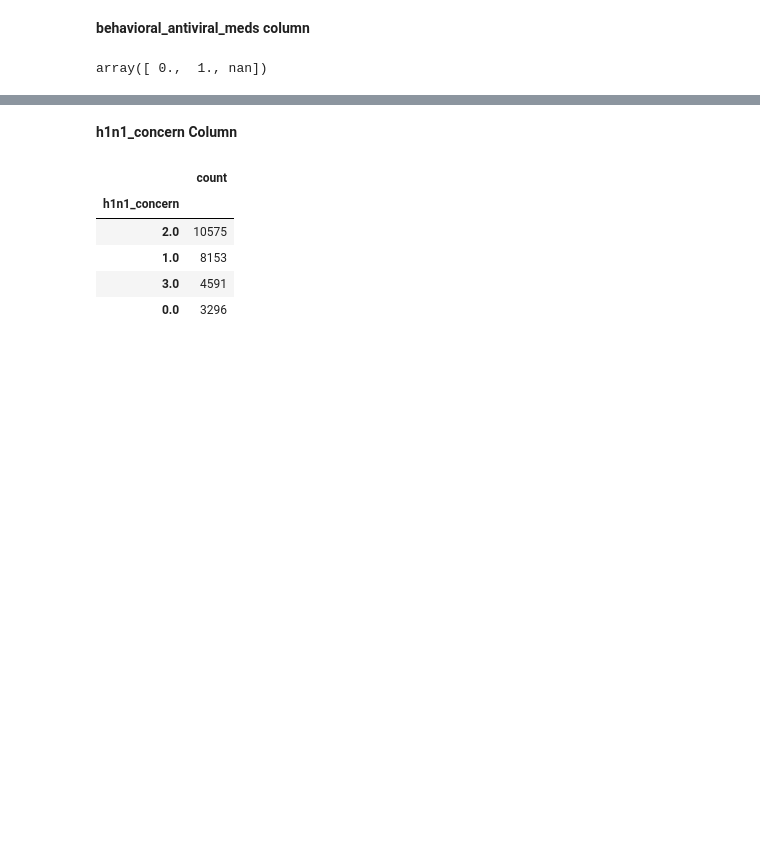
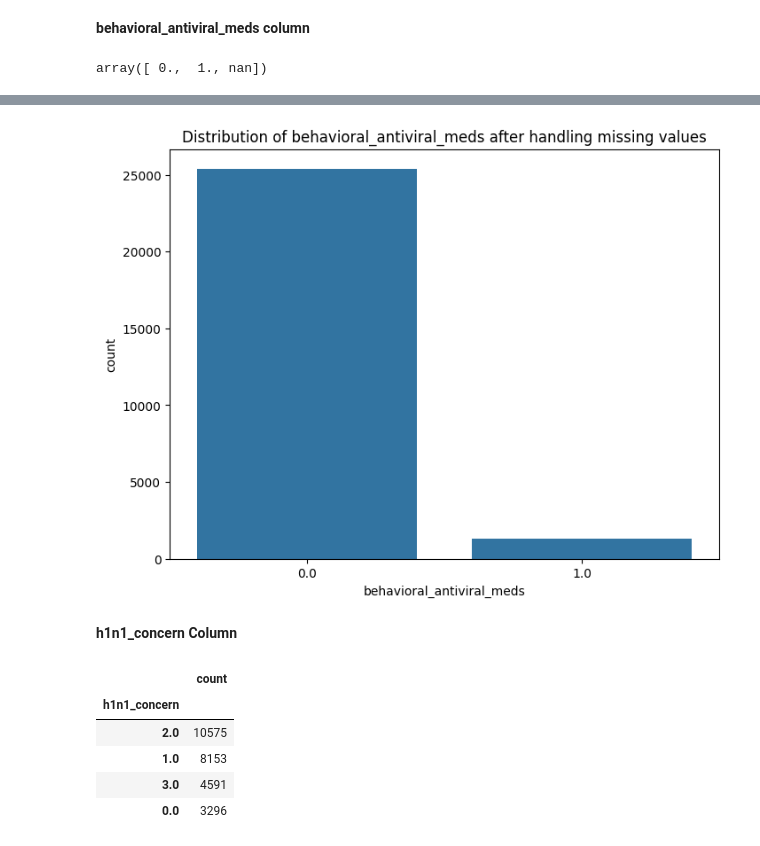
Before and after one commit to KeyMoney22/Flu-Shot-Learning, a Jupyter notebook: Flu_Shot_Learning_Predict_H1N1_and_Seasonal_Flu_Vaccines.ipynb, the cells around one changed output, grey strips where cells are left out. Cells and saved outputs as stored; diff of their text form; code cells hidden in the pictures; blank space fills up the shorter version.

```diff
--- a/Flu_Shot_Learning_Predict_H1N1_and_Seasonal_Flu_Vaccines.ipynb
+++ b/Flu_Shot_Learning_Predict_H1N1_and_Seasonal_Flu_Vaccines.ipynb
@@ -330 +329,16 @@ dtype: int64
+# %%
+# we can replace missing values with the most frequent value (mode).
+# This preserves the distribution of the data while handling missing entries.
+# We are assuming that the majority of individuals either took antiviral meds or did not.
+
+# Replacing missing values with the mode
+df_train_copy['behavioral_antiviral_meds'].fillna(df_train_copy['behavioral_antiviral_meds'].mode()[0], inplace=True)
+
+# Checking the distribution of the behavioral_antiviral_meds column after handling missing values
+plt.figure(figsize=(8, 6))
+sns.countplot(x='behavioral_antiviral_meds', data=df_train_copy)
+plt.title('Distribution of behavioral_antiviral_meds after handling missing values')
+plt.show()
+# %% [output]
+[figure, added]
 # %%
```
Also changed, not shown: parts of 11 cells of this notebook.
